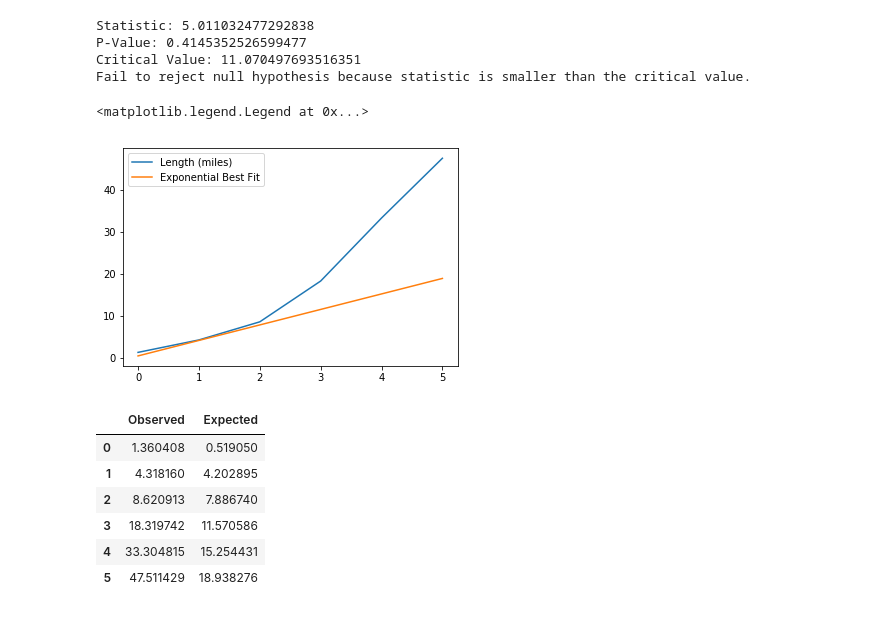
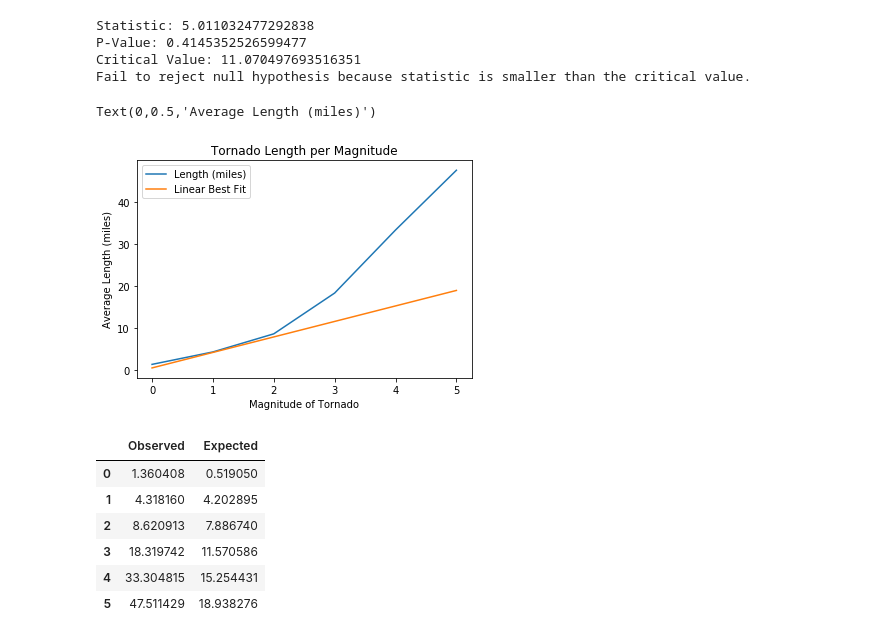
Before and after one commit to ecolburn20/Project1Team3, a Jupyter notebook: Chi Square Test.ipynb, the cells around one changed output. Saved outputs shown, nothing was run; the diff lists cells and outputs as text; code cells hidden in the pictures.

```diff
--- a/Chi Square Test.ipynb
+++ b/Chi Square Test.ipynb
@@ -164,22 +174,25 @@ def func1(x, a, b):
 # %%
 plt.plot(mean['Magnitude'],mean['Length (miles)'])
 
 xdata = mean['Magnitude']
 ydata = mean['Length (miles)']
 popt2, pcov = curve_fit(func, xdata, ydata)
 
 #plt.plot(x, func(x, *popt), label="Fitted Curve")
 var2 = []
 for i in range(0,6):
     g=popt2[0]*i + popt2[1]
   #  if g < 0:
    #     g = 0.1
     var2.append(g)
-plt.plot(mean['Magnitude'],var2,label='Exponential Best Fit')
+plt.plot(mean['Magnitude'],var2,label='Linear Best Fit')
 plt.legend()
+plt.title('Tornado Length per Magnitude')
+plt.xlabel('Magnitude of Tornado')
+plt.ylabel('Average Length (miles)')
 # %% [output]
-<matplotlib.legend.Legend at 0x...>
+Text(0,0.5,'Average Length (miles)')
-[figure, old version]
+[figure, new version]
 # %%
 expected_length = pd.DataFrame({'Expected':var2})
 observed_length = pd.DataFrame({'Observed':mean['Length (miles)']})
```
Also changed, not shown: parts of 3 cells of this notebook.
